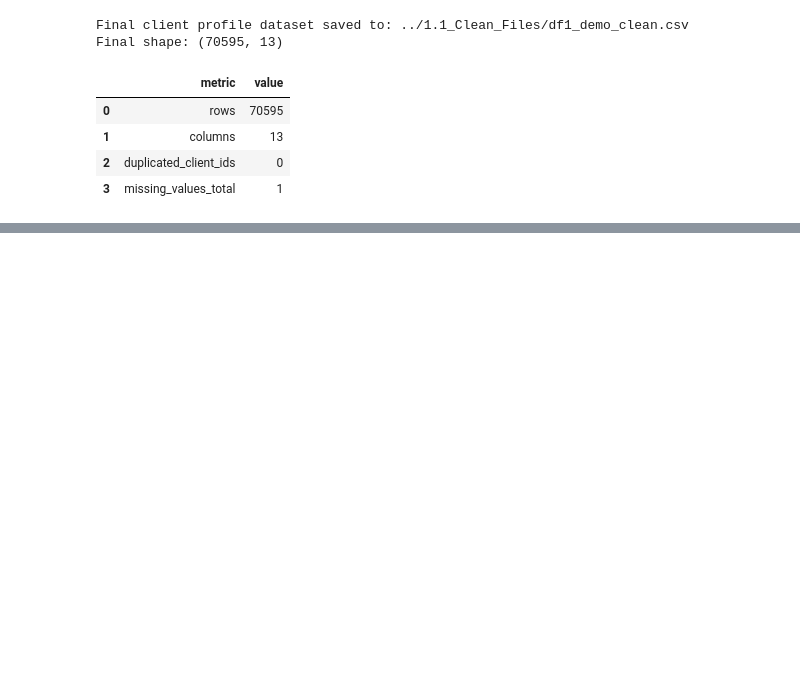
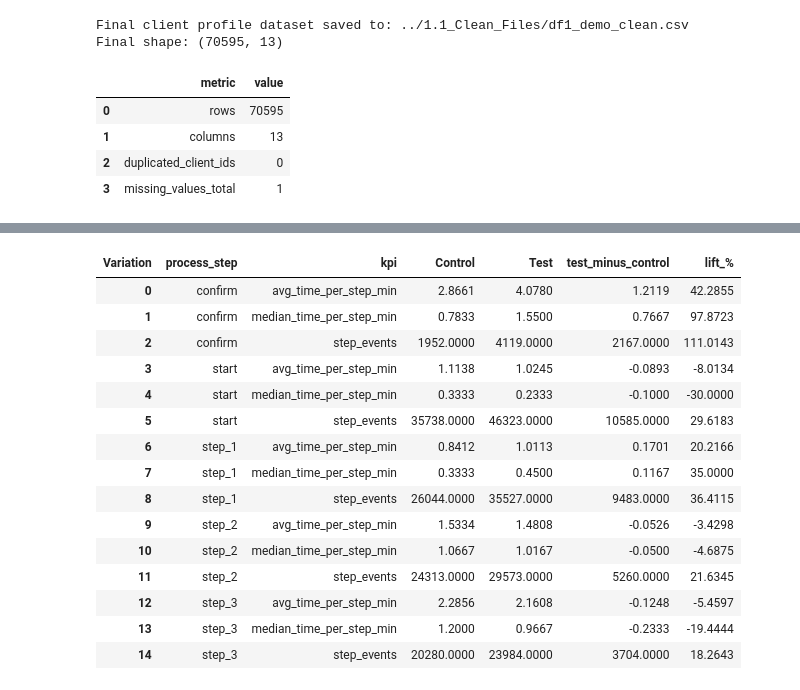
Before and after one commit to bloodnickel/project_2, a Jupyter notebook: 2_Python_Notebook/Johannes.ipynb, the cells around one changed output, grey strips where cells are left out. Cells and saved outputs as stored; diff of their text form; code cells hidden in the pictures; blank space fills up the shorter version.

```diff
--- a/2_Python_Notebook/Johannes.ipynb
+++ b/2_Python_Notebook/Johannes.ipynb
@@ -1159,0 +1360,52 @@ display(final_check)
+# %%
+time_per_step = (
+    df_web.dropna(subset=["time_to_next_min"])
+    .groupby(["Variation", "process_step"])
+    .agg(
+        step_events=("time_to_next_min", "count"),
+        avg_time_per_step_min=("time_to_next_min", "mean"),
+        median_time_per_step_min=("time_to_next_min", "median")
+    )
+    .reset_index()
+)
+
+time_per_step_summary = (
+    time_per_step.melt(
+        id_vars=["Variation", "process_step"],
+        value_vars=[
+            "step_events",
+            "avg_time_per_step_min",
+            "median_time_per_step_min"
+        ],
+        var_name="kpi",
+        value_name="value"
+    )
+    .pivot(index=["process_step", "kpi"], columns="Variation", values="value")
+    .reset_index()
+)
+
+time_per_step_summary["test_minus_control"] = time_per_step_summary["Test"] - time_per_step_summary["Control"]
+time_per_step_summary["lift_%"] = np.where(
+    time_per_step_summary["Control"].ne(0),
+    (time_per_step_summary["test_minus_control"] / time_per_step_summary["Control"]) * 100,
+    np.nan
+)
+
+time_per_step_summary.round(4)
+# %% [output]
+| Variation | process_step | kpi | Control | Test | test_minus_control | lift_% |
+| 0 | confirm | avg_time_per_step_min | 2.8661 | 4.0780 | 1.2119 | 42.2855 |
+| 1 | confirm | median_time_per_step_min | 0.7833 | 1.5500 | 0.7667 | 97.8723 |
+| 2 | confirm | step_events | 1952.0000 | 4119.0000 | 2167.0000 | 111.0143 |
+| 3 | start | avg_time_per_step_min | 1.1138 | 1.0245 | -0.0893 | -8.0134 |
+| 4 | start | median_time_per_step_min | 0.3333 | 0.2333 | -0.1000 | -30.0000 |
+| 5 | start | step_events | 35738.0000 | 46323.0000 | 10585.0000 | 29.6183 |
+| 6 | step_1 | avg_time_per_step_min | 0.8412 | 1.0113 | 0.1701 | 20.2166 |
+| 7 | step_1 | median_time_per_step_min | 0.3333 | 0.4500 | 0.1167 | 35.0000 |
+| 8 | step_1 | step_events | 26044.0000 | 35527.0000 | 9483.0000 | 36.4115 |
+| 9 | step_2 | avg_time_per_step_min | 1.5334 | 1.4808 | -0.0526 | -3.4298 |
+| 10 | step_2 | median_time_per_step_min | 1.0667 | 1.0167 | -0.0500 | -4.6875 |
+| 11 | step_2 | step_events | 24313.0000 | 29573.0000 | 5260.0000 | 21.6345 |
+| 12 | step_3 | avg_time_per_step_min | 2.2856 | 2.1608 | -0.1248 | -5.4597 |
+| 13 | step_3 | median_time_per_step_min | 1.2000 | 0.9667 | -0.2333 | -19.4444 |
+| 14 | step_3 | step_events | 20280.0000 | 23984.0000 | 3704.0000 | 18.2643 |
```
Also changed, not shown: parts of 12 cells of this notebook.
